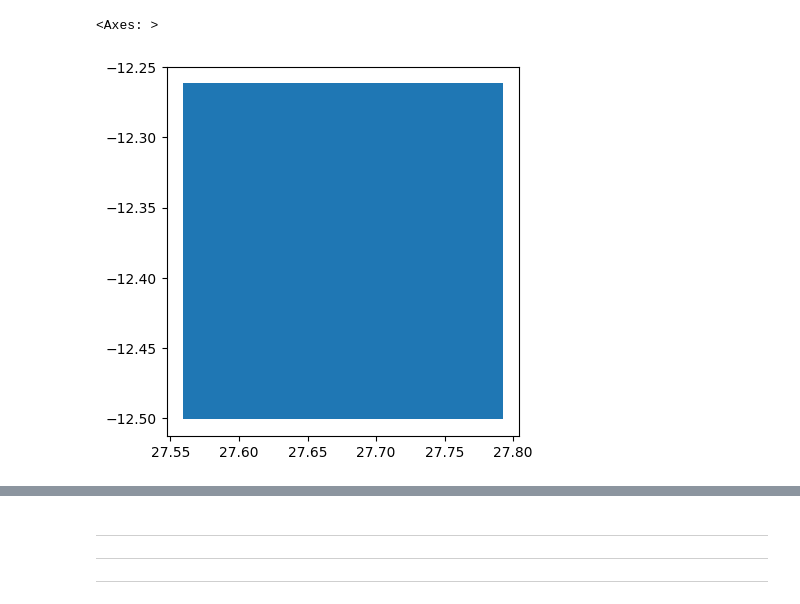
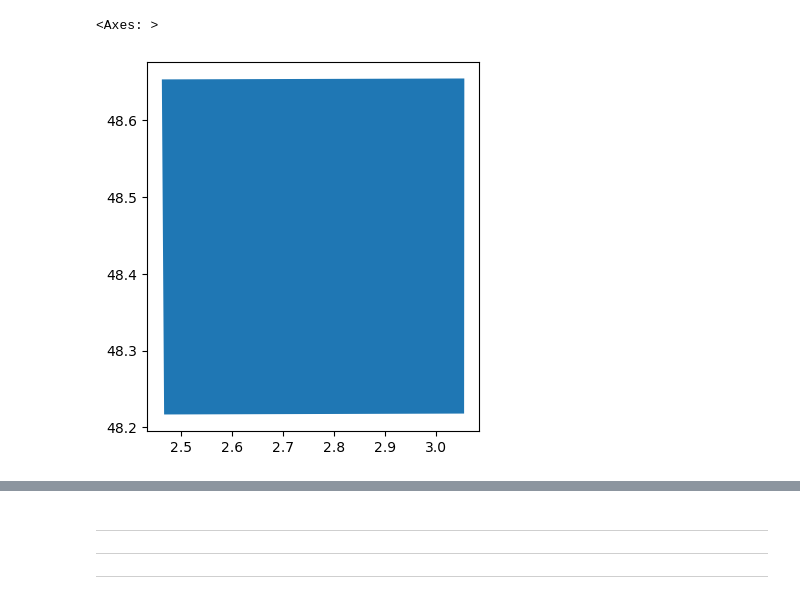
Before and after one commit to tyhowee/geo_datasci_tools, a Jupyter notebook: sentinel-2_indices/sentinel-2_data_query.ipynb, the cells around one changed output, grey strips where cells are left out. Saved outputs shown, nothing was run; the diff lists cells and outputs as text; code cells hidden in the pictures.

```diff
--- a/sentinel-2_indices/sentinel-2_data_query.ipynb
+++ b/sentinel-2_indices/sentinel-2_data_query.ipynb
@@ -15,21 +15,21 @@ from dask.diagnostics import ProgressBar
 import rioxarray
 import os
 # %%
-### Load Data
+### CELL 1 Load Data
 
 # Connect to Planetary Computer STAC
 stac = Client.open("https://planetarycomputer.microsoft.com/api/stac/v1")
 
 # Load AOI from GeoJSON file
-aoi_path = '/Users/thowe/MinersAI Dropbox/Tyler Howe/Archive/KoboldData/zambia_aoi_small.geojson'
+aoi_path = '/Users/thowe/MinersAI Dropbox/Tyler Howe/Sibelco_Stuff/DATACUBE/sibelco_ML_pilot_region.geojson'
 aoi_gdf = gpd.read_file(aoi_path)
 
 # Reproject to WGS84 if needed
 if aoi_gdf.crs != "EPSG:4326":
     aoi_gdf = aoi_gdf.to_crs("EPSG:4326")
 
 aoi_gdf.plot()
 # %% [output]
 <Axes: >
-[figure, old version]
+[figure, new version]
 # %%
```
Also changed, not shown: parts of 7 cells of this notebook, 1 other file.
